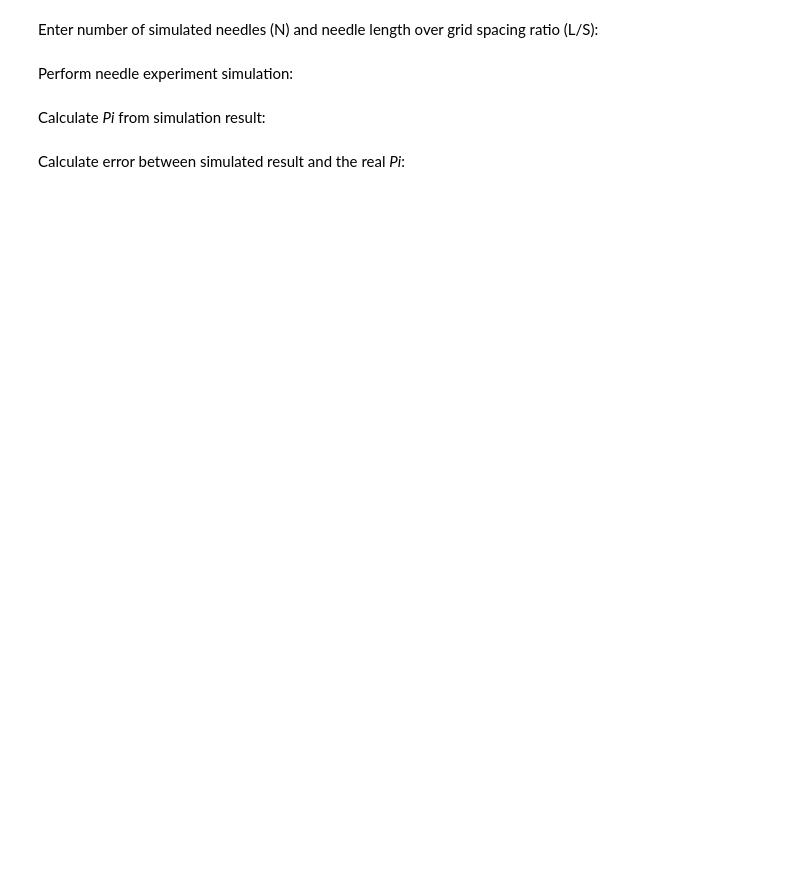
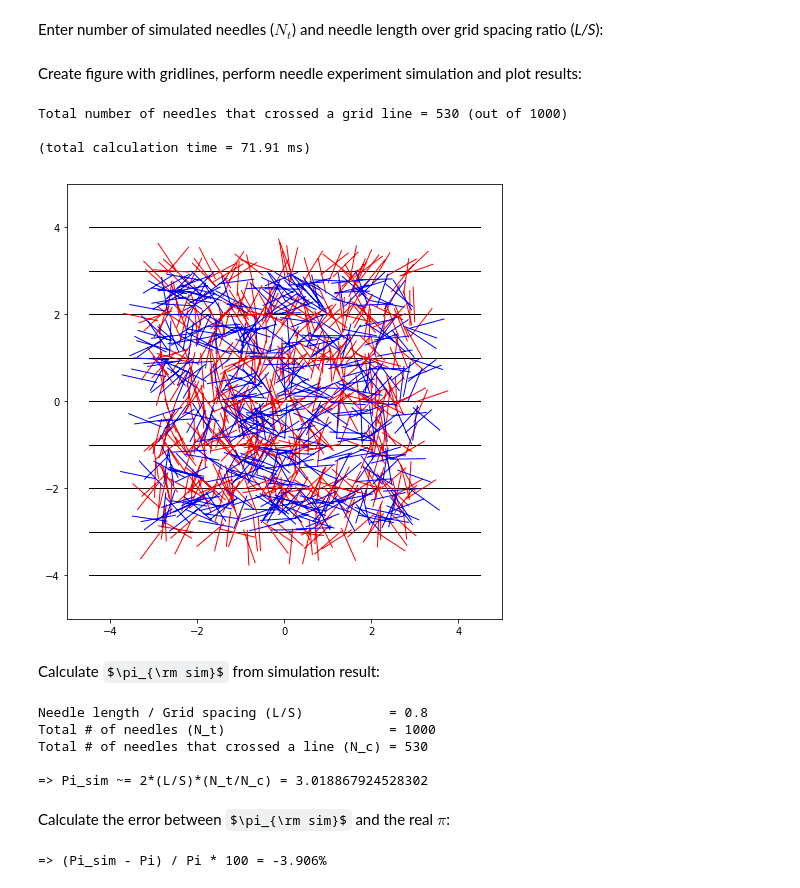
Before and after one commit to gmalim/buffon_pi_simulation, a Jupyter notebook: needlesim_Matplotlib.ipynb, the cells around one changed output. Drawn from its saved outputs; the diff is of its cells as text; code cells hidden in the pictures; some formulas as TeX source; blank space fills up the shorter version.

```diff
--- a/needlesim_Matplotlib.ipynb
+++ b/needlesim_Matplotlib.ipynb
@@ -9,14 +10,16 @@ import matplotlib.pyplot as plt
 # %% [markdown]
-Enter number of simulated needles (N) and needle length over grid spacing ratio (L/S):
+Enter number of simulated needles ($N_t$) and needle length over grid spacing ratio (*L/S*):
 # %%
-n = 1000      # between 0 and 1000000
+N_t = 1000    # between 0 and 1000000
 LSratio = 0.8 # between 0 and 1
-# %% [markdown]
-Perform needle experiment simulation:
+# %% [markdown]
+Create figure with gridlines, perform needle experiment simulation and plot results:
 # %%
+start = time.time()
+
 # Create figure with gridlines:
 
-fig = plt.figure()
+fig = plt.figure(figsize=(8, 8))
 ax = fig.add_subplot(111, aspect='equal')
 
 for i in range(-4, 5):
@@ -27,14 +30,14 @@ plt.ylim(-5,5)
 
 # Loop over needles:
 
-count = 0
+N_c = 0
 
 xcoords_crossed    = [] # Needed for faster plotting
 ycoords_crossed    = [] # Needed for faster plotting
 xcoords_notcrossed = [] # Needed for faster plotting
 ycoords_notcrossed = [] # Needed for faster plotting
 
-for i in range(n):
+for i in range(N_t):
 
     # Create random needle:
 
@@ -47,48 +50,65 @@ for i in range(n):
 
     # Check if needle crossed a gridline:
 
     crossed = False
     for k in range(-3,4):
         if ((y2>k) and (y1<k)) or ((y2<k) and (y1>k)):
             crossed = True
 
     # Count & save needles:
 
     if crossed:
-        count += 1
+        N_c += 1
         xcoords_crossed.append(x1)
         xcoords_crossed.append(x2)
         xcoords_crossed.append(None)
         ycoords_crossed.append(y1)
         ycoords_crossed.append(y2)
         ycoords_crossed.append(None)
         #plt.plot([x1, x2], [y1, y2], color='red', linewidth=1) # Slow
     else:
         xcoords_notcrossed.append(x1)
         xcoords_notcrossed.append(x2)
         xcoords_notcrossed.append(None)
         ycoords_notcrossed.append(y1)
         ycoords_notcrossed.append(y2)
         ycoords_notcrossed.append(None)
         #plt.plot([x1, x2], [y1, y2], color='blue', linewidth=1) # Slow
 
 plt.plot(xcoords_crossed,    ycoords_crossed,    color='red',  linewidth=1) # Fast
 plt.plot(xcoords_notcrossed, ycoords_notcrossed, color='blue', linewidth=1) # Fast
 
-print('Total number of needles (out of {}) that crossed a grid line = {}'.format(n, count))
+print('Total number of needles that crossed a grid line = {} (out of {})'.format(N_c, N_t))
+print("")
+
+end = time.time()
+print('(total calculation time = {:.2f} ms)'.format((end - start)*1000))
+# %% [output]
+Total number of needles that crossed a grid line = 530 (out of 1000)
+
+(total calculation time = 71.91 ms)
+[figure, added]
 # %% [markdown]
-Calculate *Pi* from simulation result:
+Calculate $\pi_{\rm sim}$ from simulation result:
 # %%
-pi_approx = 2*LSratio*n/float(count)
+pi_approx = 2*LSratio*N_t/N_c
 
 print('Needle length / Grid spacing (L/S)           = {}'.format(LSratio))
-print('Total # of needles (N_t)                     = {}'.format(n))
-print('Total # of needles that crossed a line (N_c) = {}'.format(count))
+print('Total # of needles (N_t)                     = {}'.format(N_t))
+print('Total # of needles that crossed a line (N_c) = {}'.format(N_c))
 print('')
 print('=> Pi_sim ~= 2*(L/S)*(N_t/N_c) = {}'.format(pi_approx))
+# %% [output]
+Needle length / Grid spacing (L/S)           = 0.8
+Total # of needles (N_t)                     = 1000
+Total # of needles that crossed a line (N_c) = 530
+
+=> Pi_sim ~= 2*(L/S)*(N_t/N_c) = 3.018867924528302
 # %% [markdown]
-Calculate error between simulated result and the real *Pi*:
+Calculate the error between $\pi_{\rm sim}$ and the real $\pi$:
 # %%
-error = (pi_approx - math.pi)/math.pi * 100
+error = (pi_approx - math.pi)/math.pi
 
-print('=> (Pi_sim - Pi) / Pi * 100 = {:.3f}%'.format(error))
+print('=> (Pi_sim - Pi) / Pi * 100 = {:.3%}'.format(error))
+# %% [output]
+=> (Pi_sim - Pi) / Pi * 100 = -3.906%
```
Also changed, not shown: parts of 2 cells of this notebook, 4 other files.
